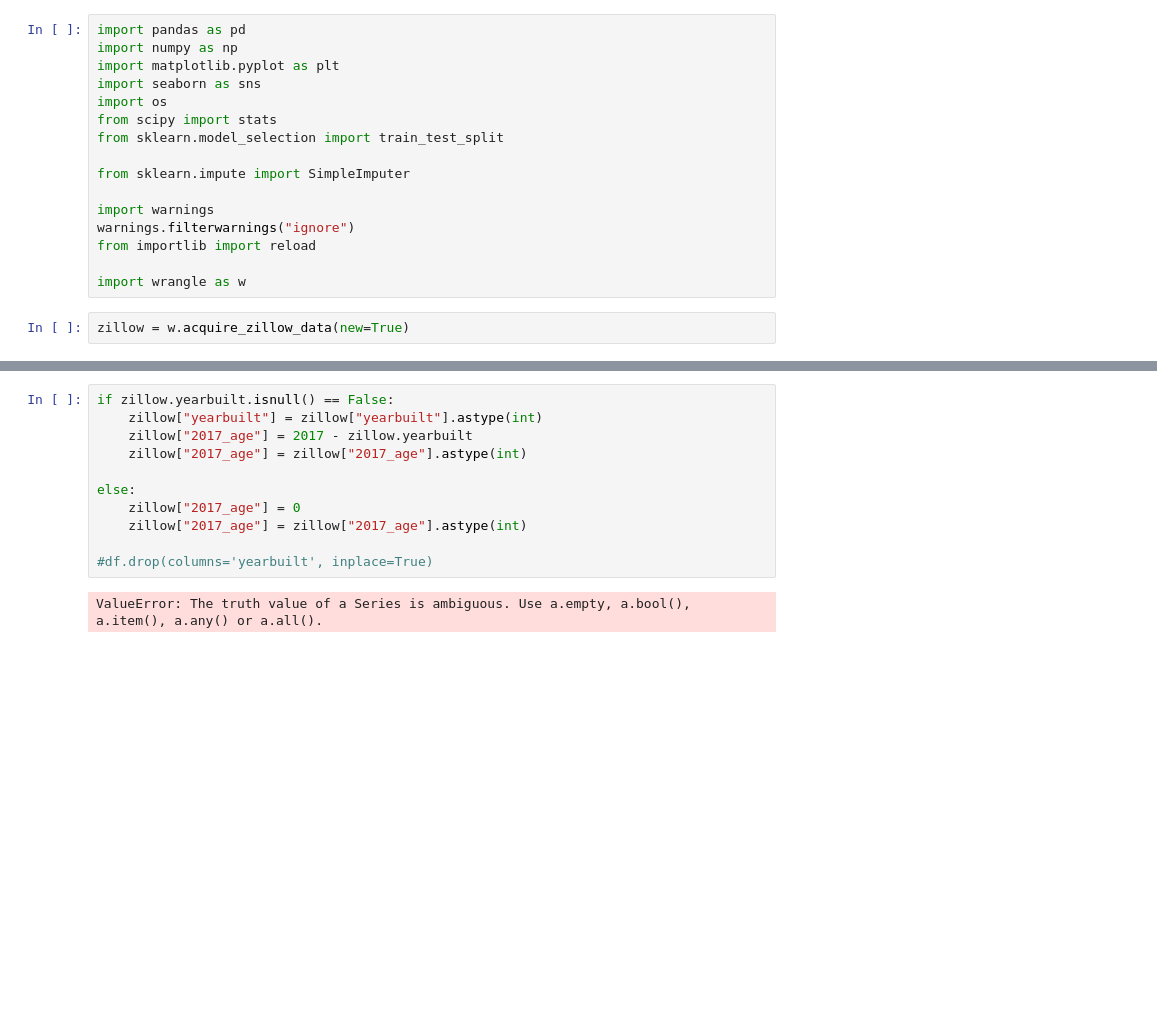
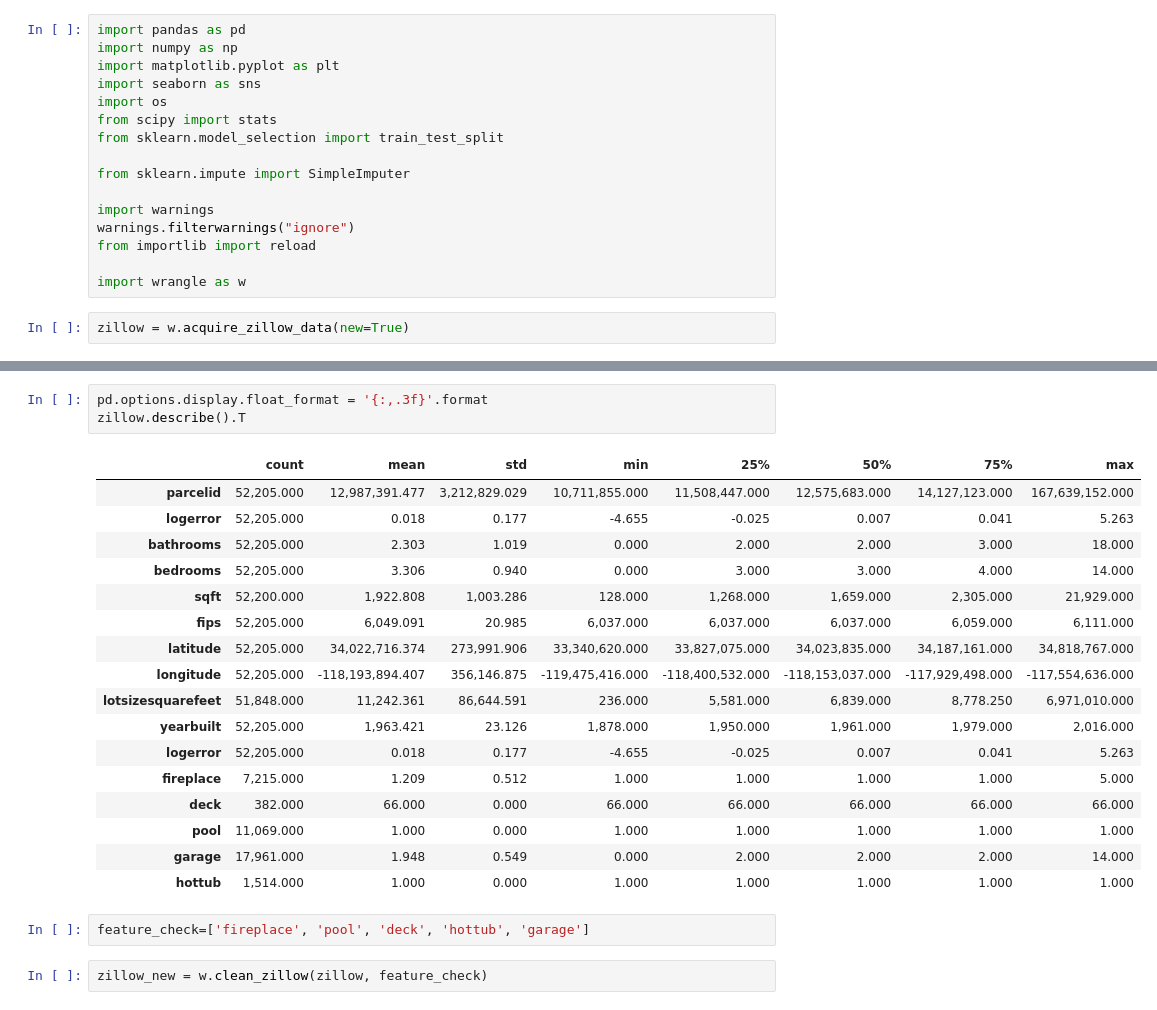
Before and after one commit to markydoug/clustering-exercises, a Jupyter notebook: extra.ipynb, the cells around one changed output, grey strips where cells are left out. Drawn from its saved outputs; the diff is of its cells as text; blank space fills up the shorter version.

```diff
--- a/extra.ipynb
+++ b/extra.ipynb
@@ -27,13 +23,25 @@ zillow.shape
-# %%
-if zillow.yearbuilt.isnull() == False:
-    zillow["yearbuilt"] = zillow["yearbuilt"].astype(int)
-    zillow["2017_age"] = 2017 - zillow.yearbuilt
-    zillow["2017_age"] = zillow["2017_age"].astype(int)
-
-else:
-    zillow["2017_age"] = 0
-    zillow["2017_age"] = zillow["2017_age"].astype(int)
-
-#df.drop(columns='yearbuilt', inplace=True)
-# %% [output]
-ValueError: The truth value of a Series is ambiguous. Use a.empty, a.bool(), a.item(), a.any() or a.all().
+# %%
+pd.options.display.float_format = '{:,.3f}'.format
+zillow.describe().T
+# %% [output]
+|  | count | mean | std | min | 25% | 50% | 75% | max |
+| parcelid | 52,205.000 | 12,987,391.477 | 3,212,829.029 | 10,711,855.000 | 11,508,447.000 | 12,575,683.000 | 14,127,123.000 | 167,639,152.000 |
+| logerror | 52,205.000 | 0.018 | 0.177 | -4.655 | -0.025 | 0.007 | 0.041 | 5.263 |
+| bathrooms | 52,205.000 | 2.303 | 1.019 | 0.000 | 2.000 | 2.000 | 3.000 | 18.000 |
+| bedrooms | 52,205.000 | 3.306 | 0.940 | 0.000 | 3.000 | 3.000 | 4.000 | 14.000 |
+| sqft | 52,200.000 | 1,922.808 | 1,003.286 | 128.000 | 1,268.000 | 1,659.000 | 2,305.000 | 21,929.000 |
+| fips | 52,205.000 | 6,049.091 | 20.985 | 6,037.000 | 6,037.000 | 6,037.000 | 6,059.000 | 6,111.000 |
+| latitude | 52,205.000 | 34,022,716.374 | 273,991.906 | 33,340,620.000 | 33,827,075.000 | 34,023,835.000 | 34,187,161.000 | 34,818,767.000 |
+| longitude | 52,205.000 | -118,193,894.407 | 356,146.875 | -119,475,416.000 | -118,400,532.000 | -118,153,037.000 | -117,929,498.000 | -117,554,636.000 |
+| lotsizesquarefeet | 51,848.000 | 11,242.361 | 86,644.591 | 236.000 | 5,581.000 | 6,839.000 | 8,778.250 | 6,971,010.000 |
+| yearbuilt | 52,205.000 | 1,963.421 | 23.126 | 1,878.000 | 1,950.000 | 1,961.000 | 1,979.000 | 2,016.000 |
+| logerror | 52,205.000 | 0.018 | 0.177 | -4.655 | -0.025 | 0.007 | 0.041 | 5.263 |
+| fireplace | 7,215.000 | 1.209 | 0.512 | 1.000 | 1.000 | 1.000 | 1.000 | 5.000 |
+| deck | 382.000 | 66.000 | 0.000 | 66.000 | 66.000 | 66.000 | 66.000 | 66.000 |
+| pool | 11,069.000 | 1.000 | 0.000 | 1.000 | 1.000 | 1.000 | 1.000 | 1.000 |
+| garage | 17,961.000 | 1.948 | 0.549 | 0.000 | 2.000 | 2.000 | 2.000 | 14.000 |
+| hottub | 1,514.000 | 1.000 | 0.000 | 1.000 | 1.000 | 1.000 | 1.000 | 1.000 |
+# %%
+feature_check=['fireplace', 'pool', 'deck', 'hottub', 'garage']
+# %%
+zillow_new = w.clean_zillow(zillow, feature_check)
```
Also changed, not shown: parts of 29 cells of this notebook.
